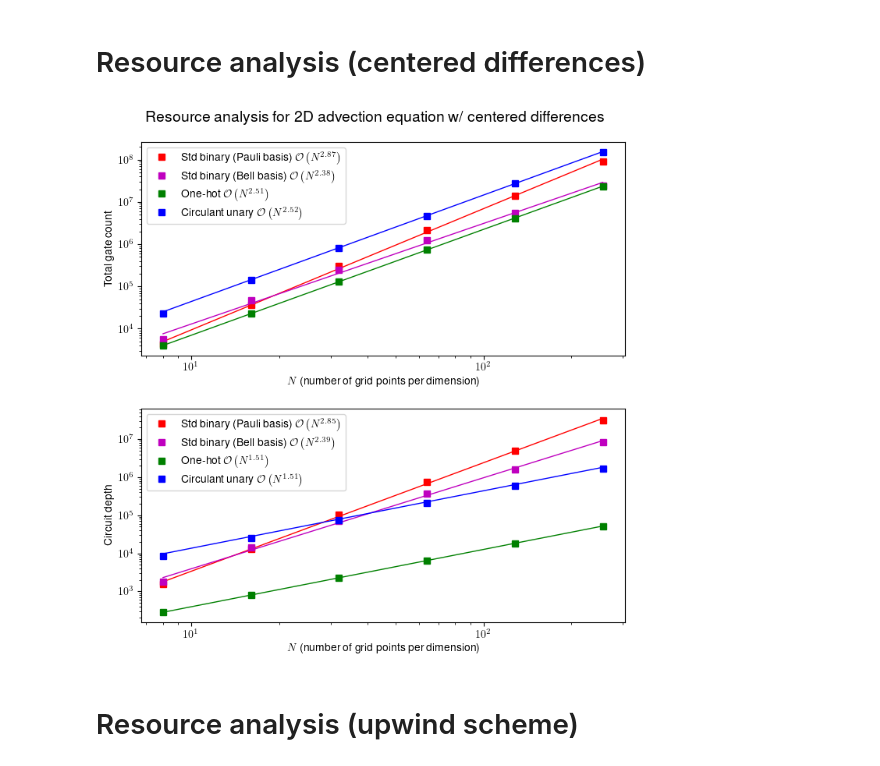
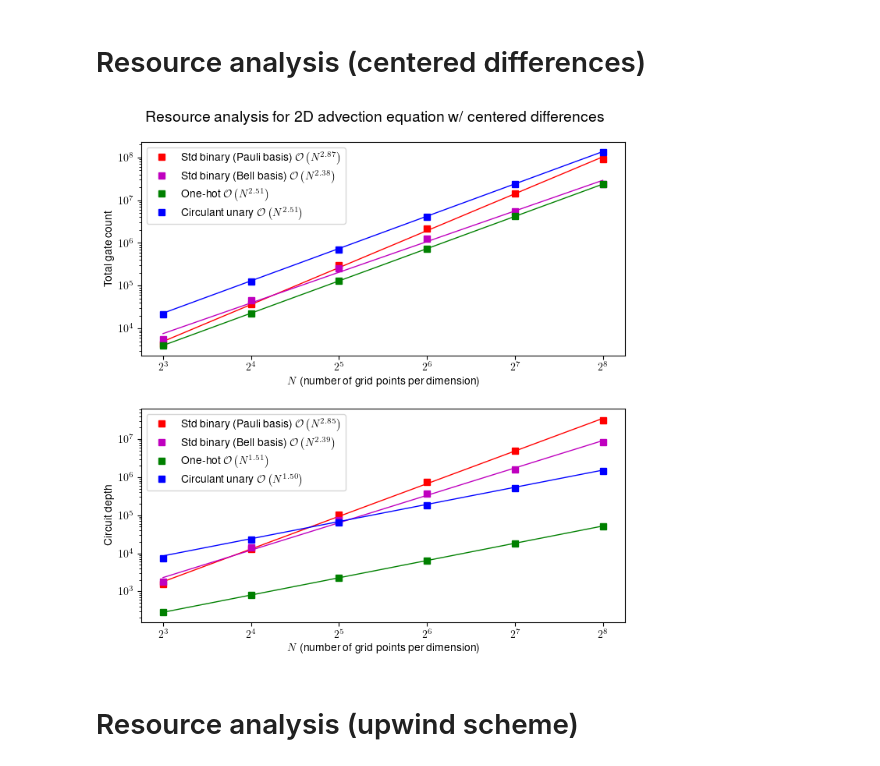
Before and after one commit to jli0108/quantum-diff-eq-ham-ebd, a Jupyter notebook: src/plot/figures_2d_advection.ipynb, the cells around one changed output. Saved outputs shown, nothing was run; the diff lists cells and outputs as text; code cells hidden in the pictures.

```diff
--- a/src/plot/figures_2d_advection.ipynb
+++ b/src/plot/figures_2d_advection.ipynb
@@ -382,37 +382,37 @@ axs[0].plot(N_vals_unary, np.exp(unary_fit_gate_count[1]) * N_vals_unary ** (una
 axs[0].set_xlabel(r"$N$ (number of grid points per dimension)")
 axs[0].set_ylabel("Total gate count")
 axs[0].set_yscale("log")
-axs[0].set_xscale("log")
+axs[0].set_xscale("log", base=2)
 axs[0].legend(loc="upper left")
 
 
 axs[1].plot(N_vals_binary, binary_circ_depth, 's', color='red', label=fr"Std binary (Pauli basis) $\mathcal{{O}}\left(N^{{{binary_fit_circ_depth[0]:0.2f}}}\right)$")
 axs[1].plot(N_vals_binary, np.exp(binary_fit_circ_depth[1]) * N_vals_binary ** (binary_fit_circ_depth[0]), 'r-', linewidth=1)
 
 axs[1].plot(N_vals_bell_basis, bell_basis_circ_depth, 's', color='m', label=fr"Std binary (Bell basis) $\mathcal{{O}}\left(N^{{{bell_basis_fit_circ_depth[0]:0.2f}}}\right)$")
 axs[1].plot(N_vals_bell_basis, np.exp(bell_basis_fit_circ_depth[1]) * N_vals_bell_basis ** (bell_basis_fit_circ_depth[0]), 'm-', linewidth=1)
 
 axs[1].plot(N_vals_one_hot[plot_indices], one_hot_circ_depth[plot_indices], 's', color='g', label=rf"One-hot $\mathcal{{O}}\left(N^{{{one_hot_fit_circ_depth[0]:0.2f}}}\right)$")
 axs[1].plot(N_vals_one_hot, np.exp(one_hot_fit_circ_depth[1]) * N_vals_one_hot ** (one_hot_fit_circ_depth[0]), 'g-', linewidth=1)
 
 axs[1].plot(N_vals_unary[plot_indices], unary_circ_depth[plot_indices], 's', color='b', label=rf"Circulant unary $\mathcal{{O}}\left(N^{{{unary_fit_circ_depth[0]:0.2f}}}\right)$")
 axs[1].plot(N_vals_unary, np.exp(unary_fit_circ_depth[1]) * N_vals_unary ** (unary_fit_circ_depth[0]), 'b-', linewidth=1)
 
 axs[1].set_yscale("log")
-axs[1].set_xscale("log")
+axs[1].set_xscale("log", base=2)
 axs[1].set_xlabel(r"$N$ (number of grid points per dimension)")
 axs[1].set_ylabel("Circuit depth")
 # plt.figtext(x=0.4, y=0.925, s=r"$\frac{\partial u}{\partial t} + \frac{\partial u}{\partial x} + \frac{\partial u}{\partial y} = 0$", size=14)
 axs[1].legend(loc="upper left")
 
 
 
 fig.suptitle("Resource analysis for 2D advection equation w/ centered differences", y=0.93, size=14)
 
 plt.savefig("../../figures/Fig_4A.pdf", bbox_inches='tight')
 plt.show()
 # %% [output]
-[figure, old version]
+[figure, new version]
 # %% [markdown]
 # Resource analysis (upwind scheme)
 # %%
```
Also changed, not shown: parts of 2 cells of this notebook, 5 other files.
